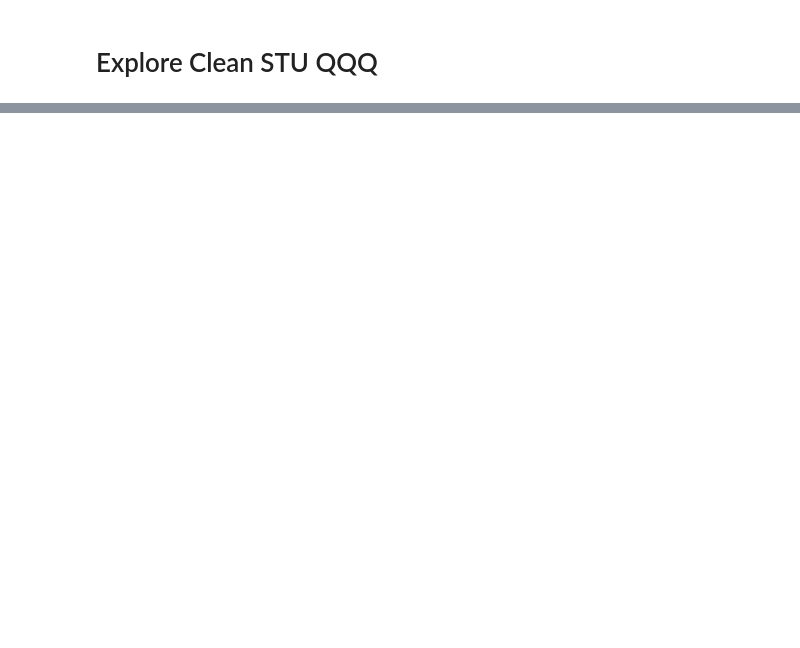
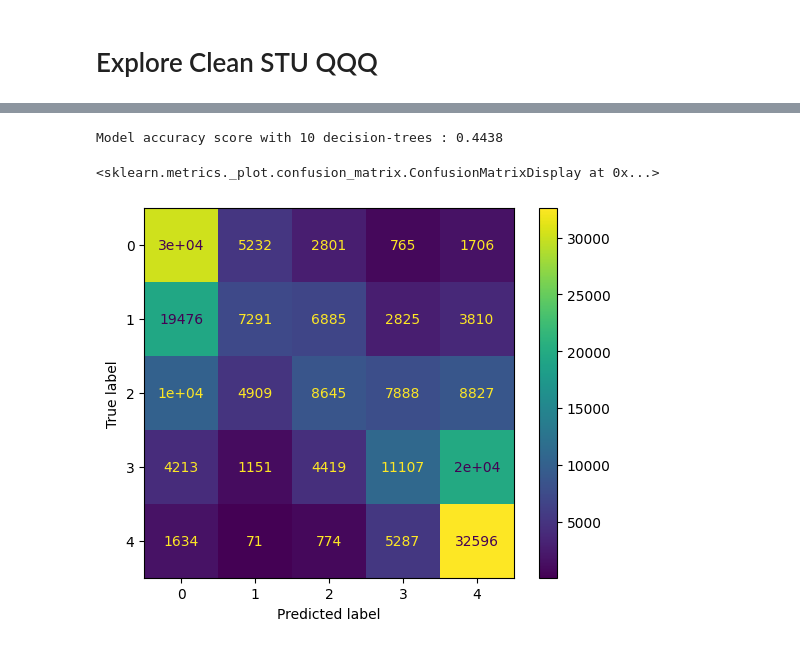
Before and after one commit to GatiAher/pisa_oecd_analysis, a Jupyter notebook: notebooks/explore_clean_STU_QQQ.ipynb, the cells around one changed output, grey strips where cells are left out. Drawn from its saved outputs; the diff is of its cells as text; code cells hidden in the pictures; blank space fills up the shorter version.

Commit message:
Ran Random Forrest

```diff
--- a/notebooks/explore_clean_STU_QQQ.ipynb
+++ b/notebooks/explore_clean_STU_QQQ.ipynb
@@ -75,0 +127,3 @@ df_student.describe(include=['int64'])
+# %%
+col_names = corr["PV1MATH"].abs().sort_values(ascending=False).head(200)
+col_names
@@ -75,0 +172,46 @@ df_student.describe(include=['int64'])
+# %%
+# split data into training and testing sets
+
+from sklearn.model_selection import train_test_split
+
+X_train, X_test, y_train, y_test = train_test_split(X, y, test_size = 0.33, random_state = 42)
+# %%
+#  handle NaNs
+
+from sklearn.impute import SimpleImputer
+
+imp = SimpleImputer(missing_values=np.nan, strategy='mean')
+imp.fit(X_train)
+
+X_train = imp.transform(X_train)
+X_test = imp.transform(X_test)
+# %%
+from sklearn.pipeline import make_pipeline
+from sklearn.preprocessing import StandardScaler
+from sklearn.ensemble import RandomForestClassifier
+from sklearn.metrics import accuracy_score
+
+clf = make_pipeline(StandardScaler(), RandomForestClassifier(
+    max_depth=5, n_estimators=10, max_features=1, random_state=42
+))
+clf.fit(X_train, y_train)
+score = clf.score(X_test, y_test)
+
+y_pred = clf.predict(X_test)
+
+print('Model accuracy score with 10 decision-trees : {0:0.4f}'. format(accuracy_score(y_test, y_pred)))
+# %% [output]
+Model accuracy score with 10 decision-trees : 0.4438
+# %%
+# Print the Confusion Matrix and slice it into four pieces
+
+from sklearn.metrics import confusion_matrix, ConfusionMatrixDisplay
+
+cm = confusion_matrix(y_test, y_pred)
+
+disp = ConfusionMatrixDisplay(confusion_matrix=cm, display_labels=clf.classes_)
+
+disp.plot()
+# %% [output]
+<sklearn.metrics._plot.confusion_matrix.ConfusionMatrixDisplay at 0x...>
+[figure, added]
```
Also changed, not shown: parts of 21 cells of this notebook.
